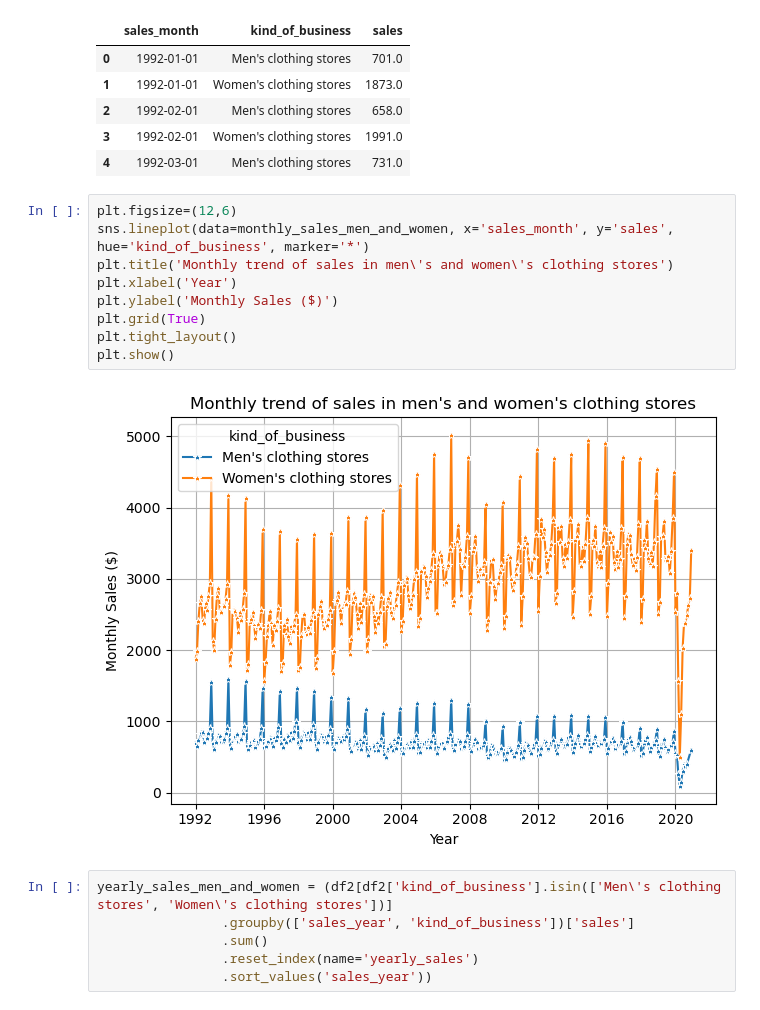
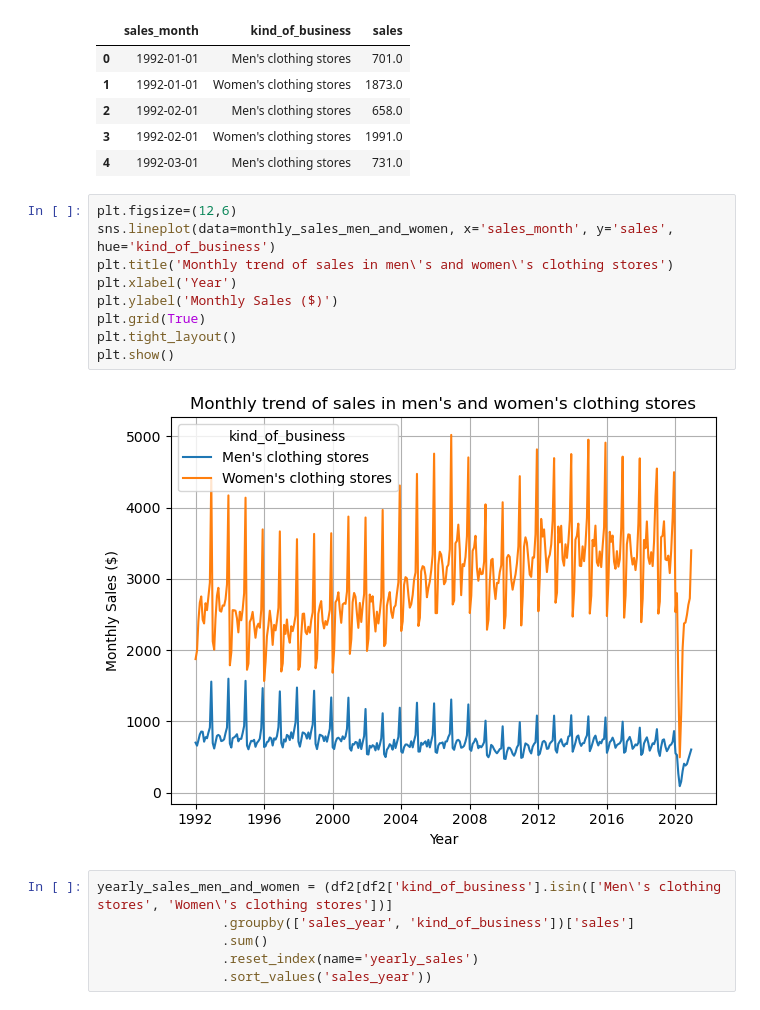
Before and after one commit to GichukiEdwin/Advanced_EDA_and_Feature_Engineering, a Jupyter notebook: retail_sales.ipynb, the cells around one changed output. Cells and saved outputs as stored; diff of their text form.

```diff
--- a/retail_sales.ipynb
+++ b/retail_sales.ipynb
@@ -232,15 +232,15 @@ monthly_sales_men_and_women.head()
 | 4 | 1992-03-01 | Men's clothing stores | 731.0 |
 # %%
 plt.figsize=(12,6)
-sns.lineplot(data=monthly_sales_men_and_women, x='sales_month', y='sales', hue='kind_of_business', marker='*')
+sns.lineplot(data=monthly_sales_men_and_women, x='sales_month', y='sales', hue='kind_of_business')
 plt.title('Monthly trend of sales in men\'s and women\'s clothing stores')
 plt.xlabel('Year')
 plt.ylabel('Monthly Sales ($)')
 plt.grid(True)
 plt.tight_layout()
 plt.show()
 # %% [output]
-[figure, old version]
+[figure, new version]
 # %%
 yearly_sales_men_and_women = (df2[df2['kind_of_business'].isin(['Men\'s clothing stores', 'Women\'s clothing stores'])]
                 .groupby(['sales_year', 'kind_of_business'])['sales']
```
